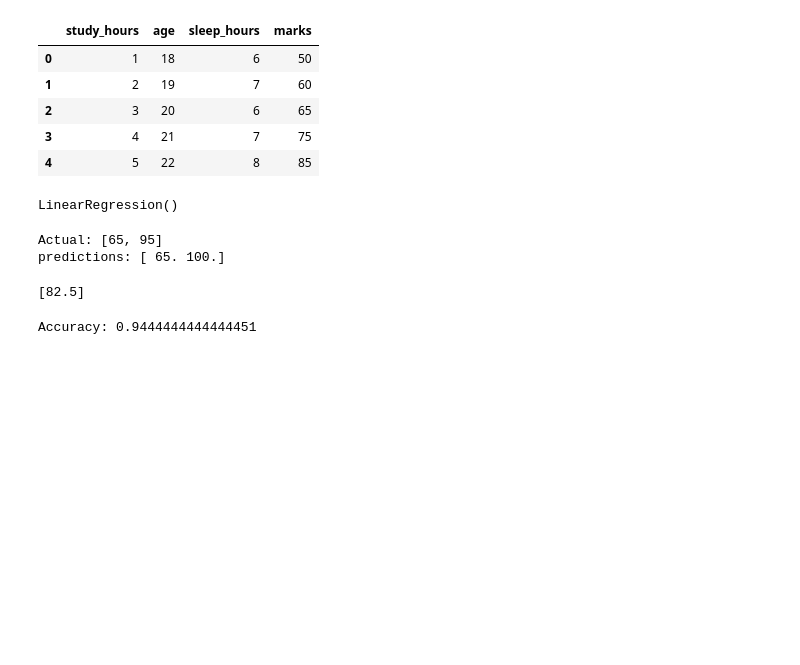
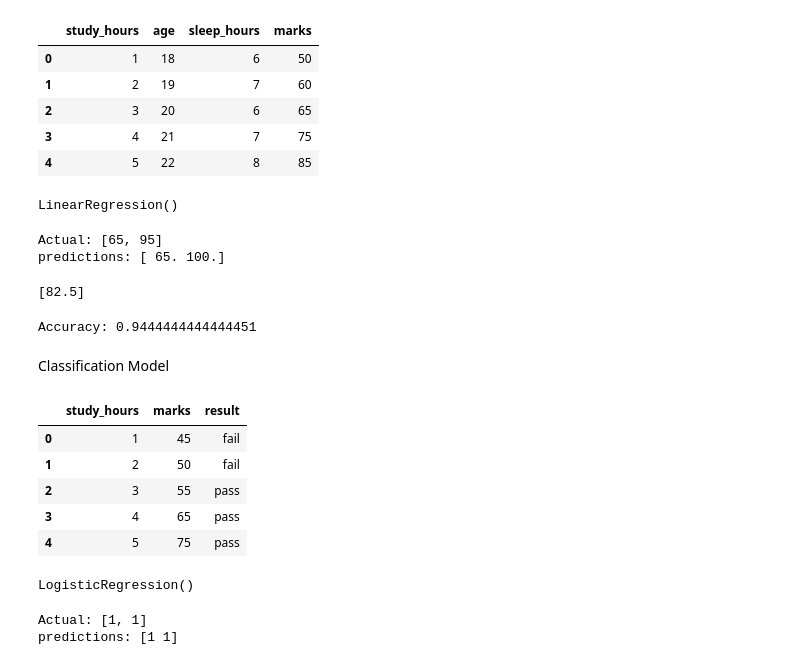
Before and after one commit to sumudusan/python_basics, a Jupyter notebook: python_basic.ipynb, the cells around one changed output. Cells and saved outputs as stored; diff of their text form; code cells hidden in the pictures; blank space fills up the shorter version.

Commit message:
Done Classification problem✅

```diff
--- a/python_basic.ipynb
+++ b/python_basic.ipynb
@@ -748,3 +748,5 @@ print(model.predict(new_data))
 print('Accuracy:', model.score(x_test,y_test))
 # %% [output]
 Accuracy: 0.9444444444444451
+# %% [markdown]
+Classification Model
@@ -750,0 +757,10 @@ Accuracy: 0.9444444444444451
+# %%
+df =pd.read_csv('Book6.csv')
+df.head()
+# %% [output]
+|  | study_hours | marks | result |
+| 0 | 1 | 45 | fail |
+| 1 | 2 | 50 | fail |
+| 2 | 3 | 55 | pass |
+| 3 | 4 | 65 | pass |
+| 4 | 5 | 75 | pass |
@@ -750,0 +774,13 @@ Accuracy: 0.9444444444444451
+# %%
+model= LogisticRegression()
+model.fit(x_train, y_train)
+# %% [output]
+LogisticRegression()
+# %%
+predictions = model.predict(x_test)
+
+print('Actual:', list(y_test))
+print('predictions:',predictions)
+# %% [output]
+Actual: [1, 1]
+predictions: [1 1]
```
Also changed, not shown: parts of 6 cells of this notebook, 1 other file.
